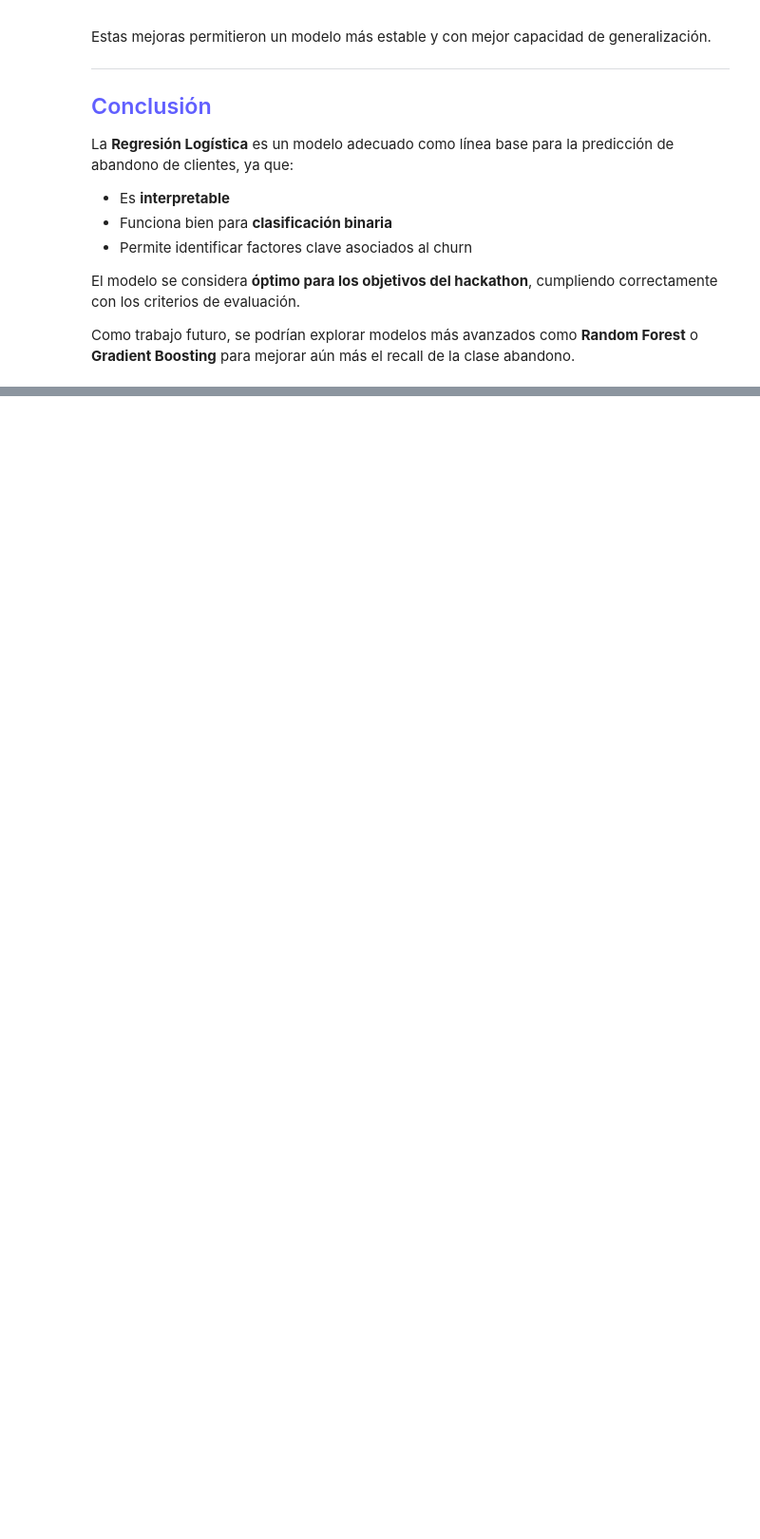
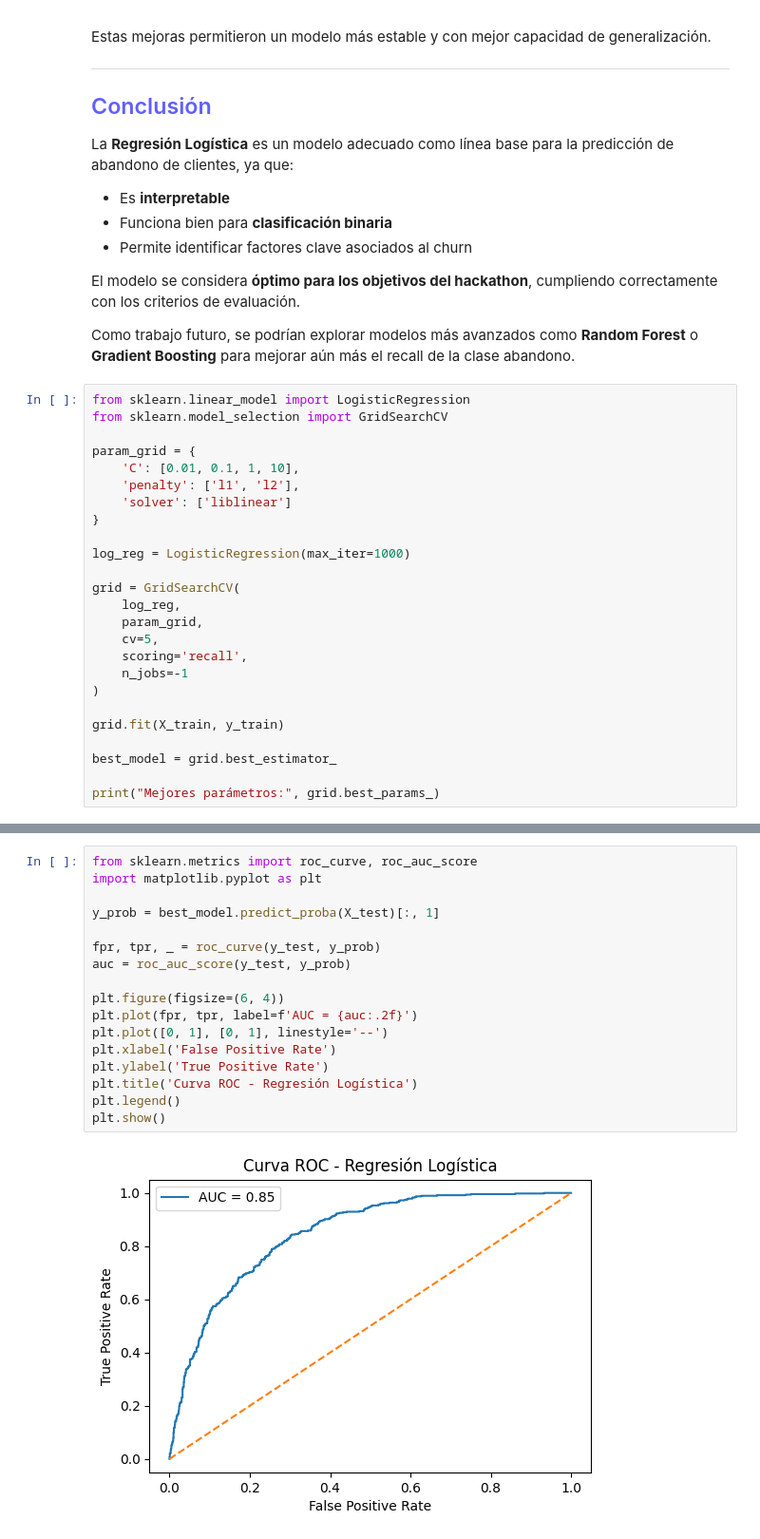
Before and after one commit to r2x4/hackathon, a Jupyter notebook: hackathon.ipynb, the cells around one changed output, grey strips where cells are left out. Shown: that part at 95% size. Cells and saved outputs as stored; diff of their text form; blank space fills up the shorter version.

```diff
--- a/hackathon.ipynb
+++ b/hackathon.ipynb
@@ -438,3 +438,28 @@ La **Regresión Logística** es un modelo adecuado como línea base para la pred
 El modelo se considera **óptimo para los objetivos del hackathon**, cumpliendo correctamente con los criterios de evaluación.
 
 Como trabajo futuro, se podrían explorar modelos más avanzados como **Random Forest** o **Gradient Boosting** para mejorar aún más el recall de la clase abandono.
+# %%
+from sklearn.linear_model import LogisticRegression
+from sklearn.model_selection import GridSearchCV
+
+param_grid = {
+    'C': [0.01, 0.1, 1, 10],
+    'penalty': ['l1', 'l2'],
+    'solver': ['liblinear']
+}
+
+log_reg = LogisticRegression(max_iter=1000)
+
+grid = GridSearchCV(
+    log_reg,
+    param_grid,
+    cv=5,
+    scoring='recall',
+    n_jobs=-1
+)
+
+grid.fit(X_train, y_train)
+
+best_model = grid.best_estimator_
+
+print("Mejores parámetros:", grid.best_params_)
@@ -440,0 +486,19 @@ Como trabajo futuro, se podrían explorar modelos más avanzados como **Random F
+# %%
+from sklearn.metrics import roc_curve, roc_auc_score
+import matplotlib.pyplot as plt
+
+y_prob = best_model.predict_proba(X_test)[:, 1]
+
+fpr, tpr, _ = roc_curve(y_test, y_prob)
+auc = roc_auc_score(y_test, y_prob)
+
+plt.figure(figsize=(6, 4))
+plt.plot(fpr, tpr, label=f'AUC = {auc:.2f}')
+plt.plot([0, 1], [0, 1], linestyle='--')
+plt.xlabel('False Positive Rate')
+plt.ylabel('True Positive Rate')
+plt.title('Curva ROC - Regresión Logística')
+plt.legend()
+plt.show()
+# %% [output]
+[figure, added]
```
Also changed, not shown: parts of 8 cells of this notebook.
